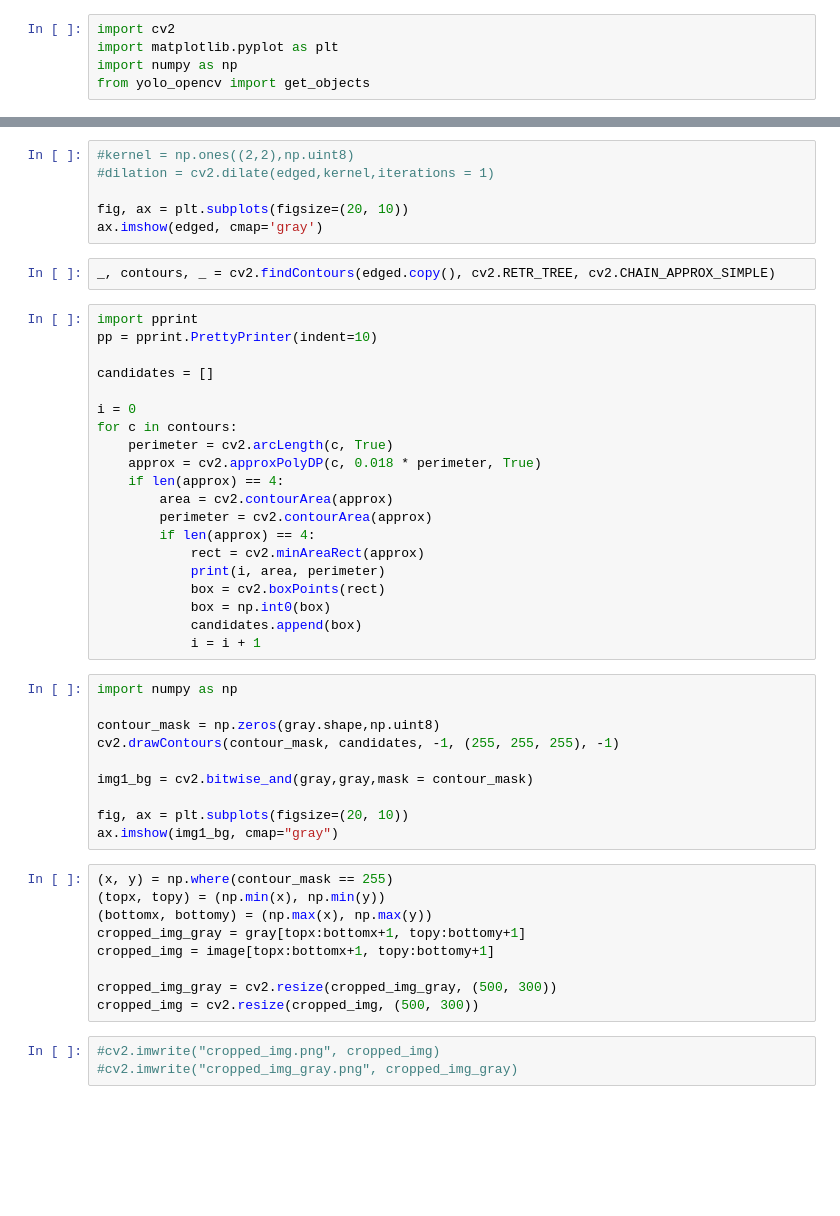
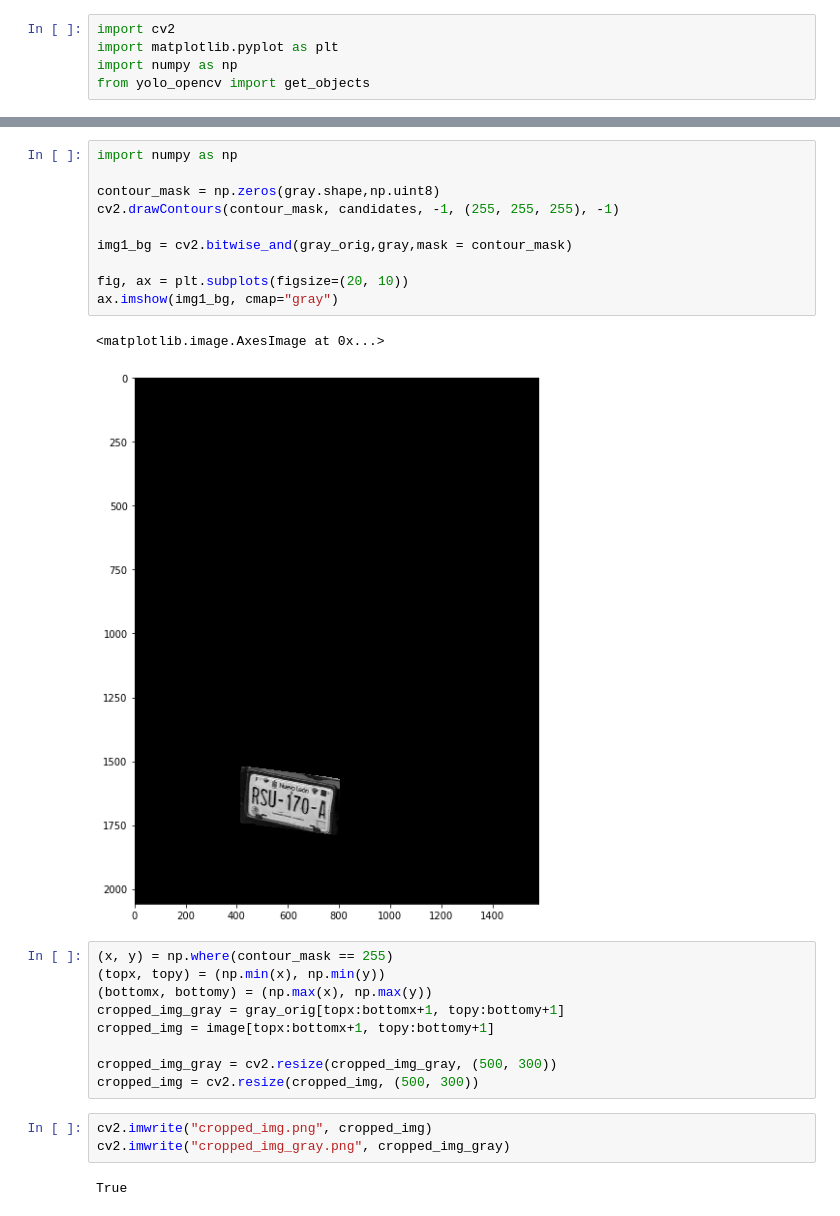
Before and after one commit to LewisErick/AccentureChallengeCV, a Jupyter notebook: roi/Plates ROI.ipynb, the cells around one changed output, grey strips where cells are left out. Saved outputs shown, nothing was run; the diff lists cells and outputs as text; blank space fills up the shorter version.

```diff
--- a/roi/Plates ROI.ipynb
+++ b/roi/Plates ROI.ipynb
@@ -54,50 +70,27 @@ edged = cv2.Canny(gray, lowThresh, high_thresh) #Perform Edge detection
 # %%
-#kernel = np.ones((2,2),np.uint8)
-#dilation = cv2.dilate(edged,kernel,iterations = 1)
+import numpy as np
+
+contour_mask = np.zeros(gray.shape,np.uint8)
+cv2.drawContours(contour_mask, candidates, -1, (255, 255, 255), -1)
+
+img1_bg = cv2.bitwise_and(gray_orig,gray,mask = contour_mask)
 
 fig, ax = plt.subplots(figsize=(20, 10))
-ax.imshow(edged, cmap='gray')
+ax.imshow(img1_bg, cmap="gray")
+# %% [output]
+<matplotlib.image.AxesImage at 0x...>
+[figure, added]
-# %%
-_, contours, _ = cv2.findContours(edged.copy(), cv2.RETR_TREE, cv2.CHAIN_APPROX_SIMPLE)
-# %%
-import pprint
-pp = pprint.PrettyPrinter(indent=10)
-
-candidates = []
-
-i = 0
-for c in contours:
-    perimeter = cv2.arcLength(c, True)
-    approx = cv2.approxPolyDP(c, 0.018 * perimeter, True)
-    if len(approx) == 4:
-        area = cv2.contourArea(approx)
-        perimeter = cv2.contourArea(approx)
-        if len(approx) == 4:
-            rect = cv2.minAreaRect(approx)
-            print(i, area, perimeter)
-            box = cv2.boxPoints(rect)
-            box = np.int0(box)
-            candidates.append(box)
-            i = i + 1
-# %%
-import numpy as np
-
-contour_mask = np.zeros(gray.shape,np.uint8)
-cv2.drawContours(contour_mask, candidates, -1, (255, 255, 255), -1)
-
-img1_bg = cv2.bitwise_and(gray,gray,mask = contour_mask)
-
-fig, ax = plt.subplots(figsize=(20, 10))
-ax.imshow(img1_bg, cmap="gray")
 # %%
 (x, y) = np.where(contour_mask == 255)
 (topx, topy) = (np.min(x), np.min(y))
 (bottomx, bottomy) = (np.max(x), np.max(y))
-cropped_img_gray = gray[topx:bottomx+1, topy:bottomy+1]
+cropped_img_gray = gray_orig[topx:bottomx+1, topy:bottomy+1]
 cropped_img = image[topx:bottomx+1, topy:bottomy+1]
 
 cropped_img_gray = cv2.resize(cropped_img_gray, (500, 300))
 cropped_img = cv2.resize(cropped_img, (500, 300))
 # %%
-#cv2.imwrite("cropped_img.png", cropped_img)
-#cv2.imwrite("cropped_img_gray.png", cropped_img_gray)
+cv2.imwrite("cropped_img.png", cropped_img)
+cv2.imwrite("cropped_img_gray.png", cropped_img_gray)
+# %% [output]
+True
```
Also changed, not shown: parts of 11 cells of this notebook, 2 other files.
